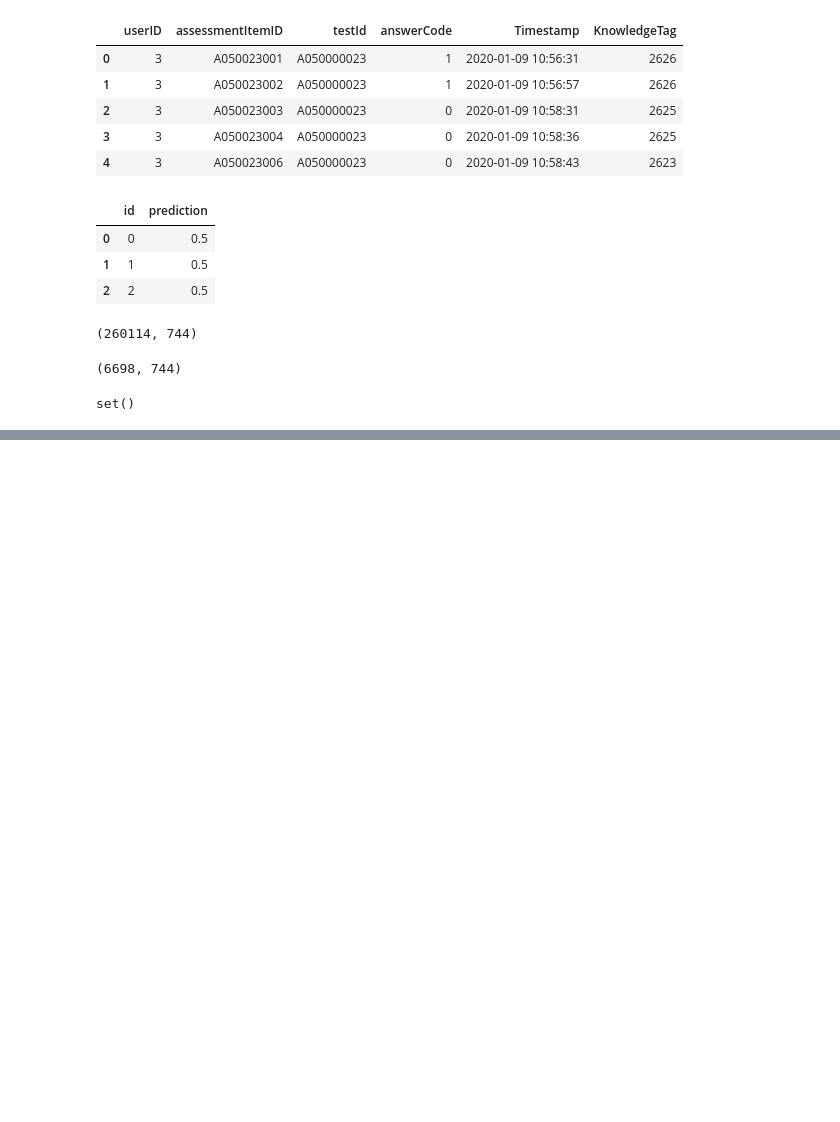
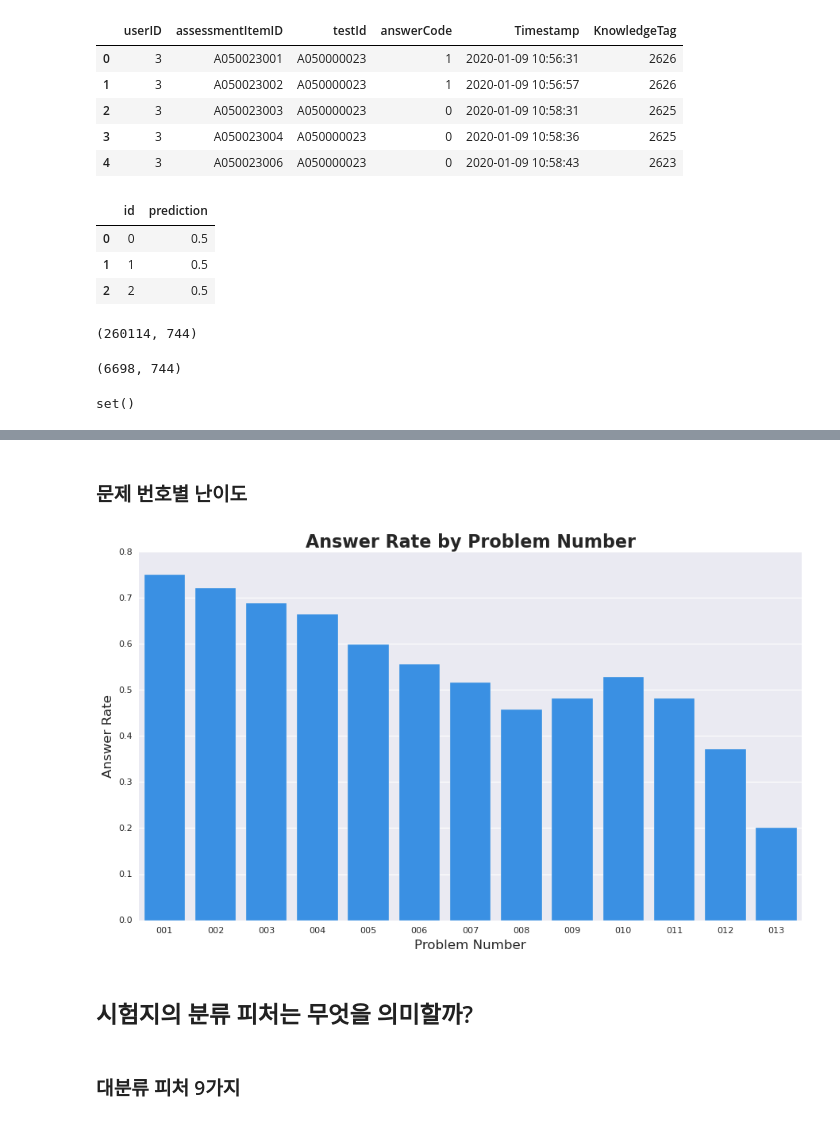
Before and after one commit to boostcampaitech4lv23recsys2/level2_dkt_recsys-level2-recsys-08, a Jupyter notebook: EDA/EDA_cwj.ipynb, the cells around one changed output, grey strips where cells are left out. Drawn from its saved outputs; the diff is of its cells as text; code cells hidden in the pictures; blank space fills up the shorter version.

```diff
--- a/EDA/EDA_cwj.ipynb
+++ b/EDA/EDA_cwj.ipynb
@@ -3,7 +3,7 @@ import numpy as np
 import seaborn as sns
 import matplotlib.pyplot as plt
 import random
-
+plt.style.use('seaborn')
 from IPython.core.interactiveshell import InteractiveShell
 InteractiveShell.ast_node_interactivity = "all"
 
@@ -79,0 +136,3 @@ set()
+# %%
+train['problem_number']=train.assessmentItemID.map(lambda x: x[-3:])
+train.problem_number.value_counts()
@@ -79,0 +154,16 @@ set()
+# %% [markdown]
+### 문제 번호별 난이도
+# %%
+pn_correct = train.groupby('problem_number')['answerCode'].mean().reset_index()
+fig, ax = plt.subplots(1, 1, figsize=(12, 7))
+q=sns.barplot(pn_correct,x='problem_number',y='answerCode', color="dodgerblue")
+q=ax.set_xlabel("Problem Number", fontsize=15)
+q=ax.set_ylabel("Answer Rate", fontsize=15)
+q=ax.set_title("Answer Rate by Problem Number", fontsize=20, fontweight="semibold")
+q=plt.show()
+# %% [output]
+[figure, added]
+# %% [markdown]
+## 시험지의 분류 피처는 무엇을 의미할까?
+# %% [markdown]
+### 대분류 피처 9가지
```
Also changed, not shown: parts of 30 cells of this notebook, 1 other file.
